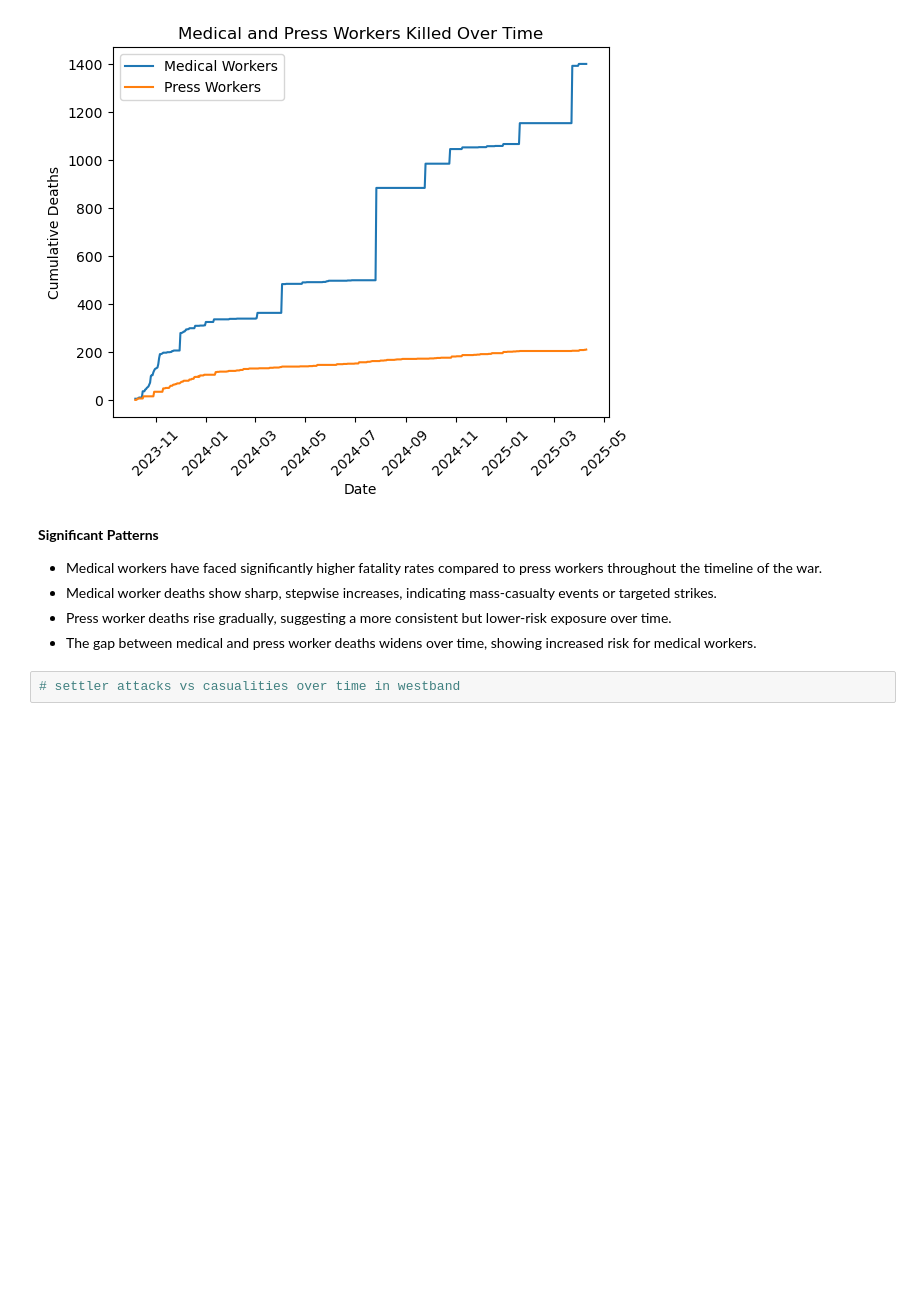
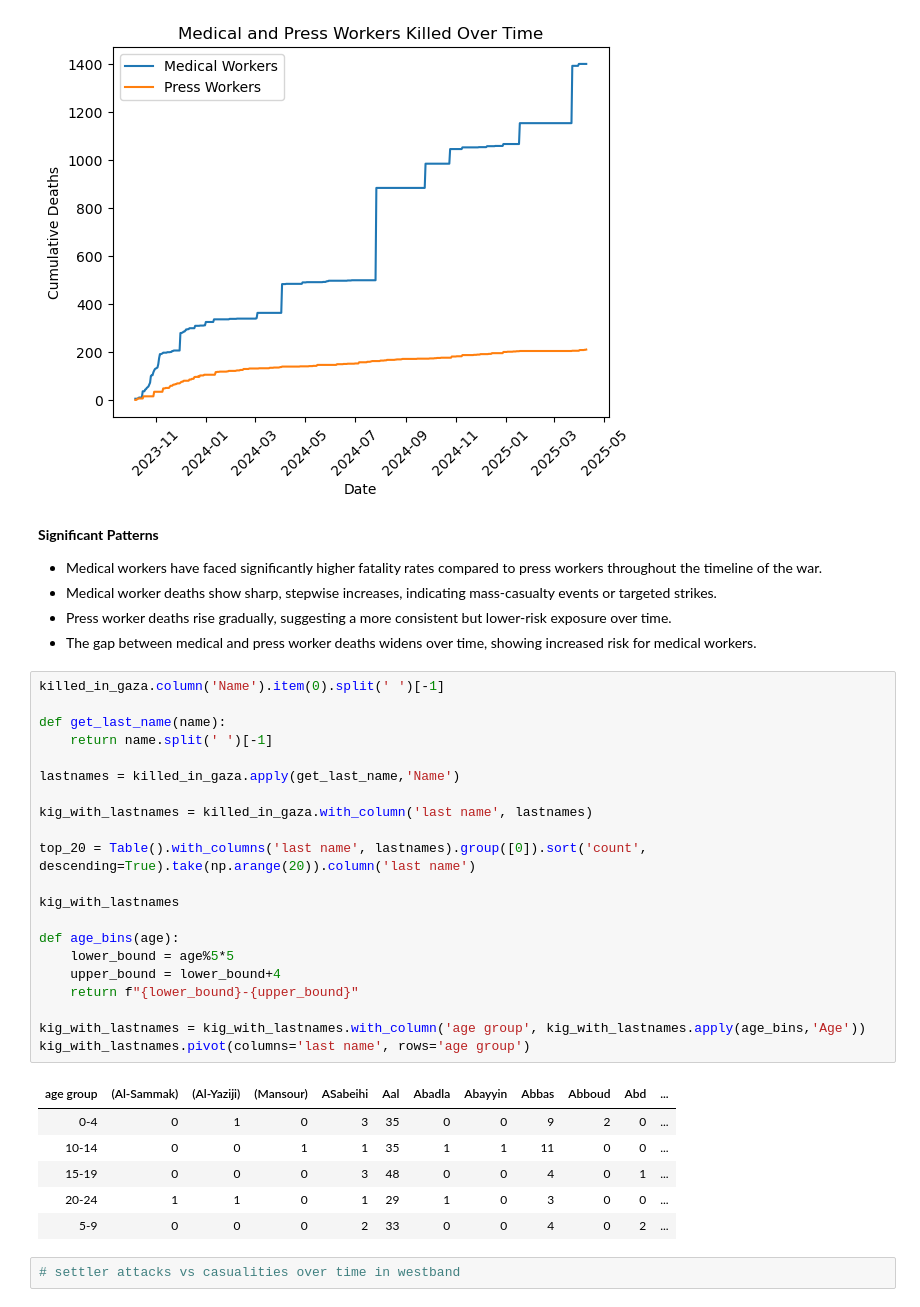
Before and after one commit to shatha-alhazbi/gaza-through-data, a Jupyter notebook: Part B/PartB.ipynb, the cells around one changed output. Drawn from its saved outputs; the diff is of its cells as text; blank space fills up the shorter version.

```diff
--- a/Part B/PartB.ipynb
+++ b/Part B/PartB.ipynb
@@ -857,6 +857,34 @@ plt.show()
 - Medical worker deaths show sharp, stepwise increases, indicating mass-casualty events or targeted strikes.
 - Press worker deaths rise gradually, suggesting a more consistent but lower-risk exposure over time.
 - The gap between medical and press worker deaths widens over time, showing increased risk for medical workers.
+# %%
+killed_in_gaza.column('Name').item(0).split(' ')[-1]
+
+def get_last_name(name):
+    return name.split(' ')[-1]
+
+lastnames = killed_in_gaza.apply(get_last_name,'Name')
+
+kig_with_lastnames = killed_in_gaza.with_column('last name', lastnames)
+
+top_20 = Table().with_columns('last name', lastnames).group([0]).sort('count', descending=True).take(np.arange(20)).column('last name')
+
+kig_with_lastnames
+
+def age_bins(age):
+    lower_bound = age%5*5
+    upper_bound = lower_bound+4
+    return f"{lower_bound}-{upper_bound}"
+
+kig_with_lastnames = kig_with_lastnames.with_column('age group', kig_with_lastnames.apply(age_bins,'Age'))
+kig_with_lastnames.pivot(columns='last name', rows='age group')
+# %% [output]
+| age group | (Al-Sammak) | (Al-Yaziji) | (Mansour) | ASabeihi | Aal | Abadla | Abayyin | Abbas | Abboud | Abd | ... |
+| 0-4 | 0 | 1 | 0 | 3 | 35 | 0 | 0 | 9 | 2 | 0 | ... |
+| 10-14 | 0 | 0 | 1 | 1 | 35 | 1 | 1 | 11 | 0 | 0 | ... |
+| 15-19 | 0 | 0 | 0 | 3 | 48 | 0 | 0 | 4 | 0 | 1 | ... |
+| 20-24 | 1 | 1 | 0 | 1 | 29 | 1 | 0 | 3 | 0 | 0 | ... |
+| 5-9 | 0 | 0 | 0 | 2 | 33 | 0 | 0 | 4 | 0 | 2 | ... |
 # %%
 # settler attacks vs casualities over time in westband
 # %%
```
